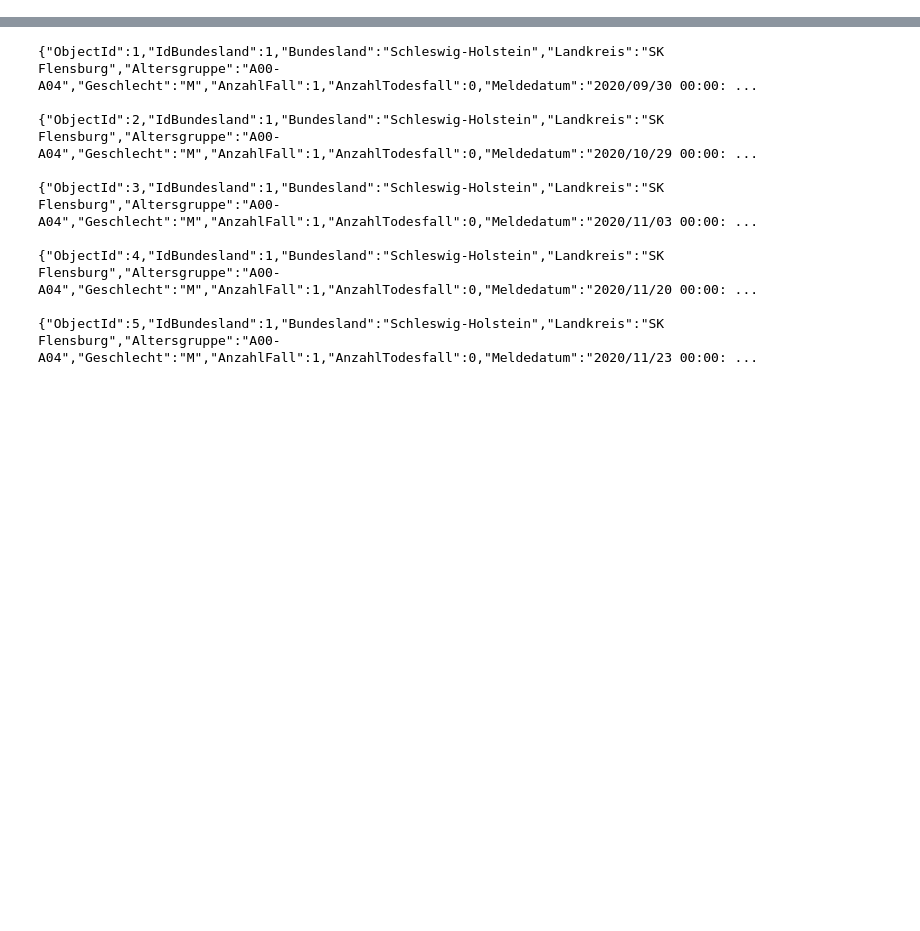
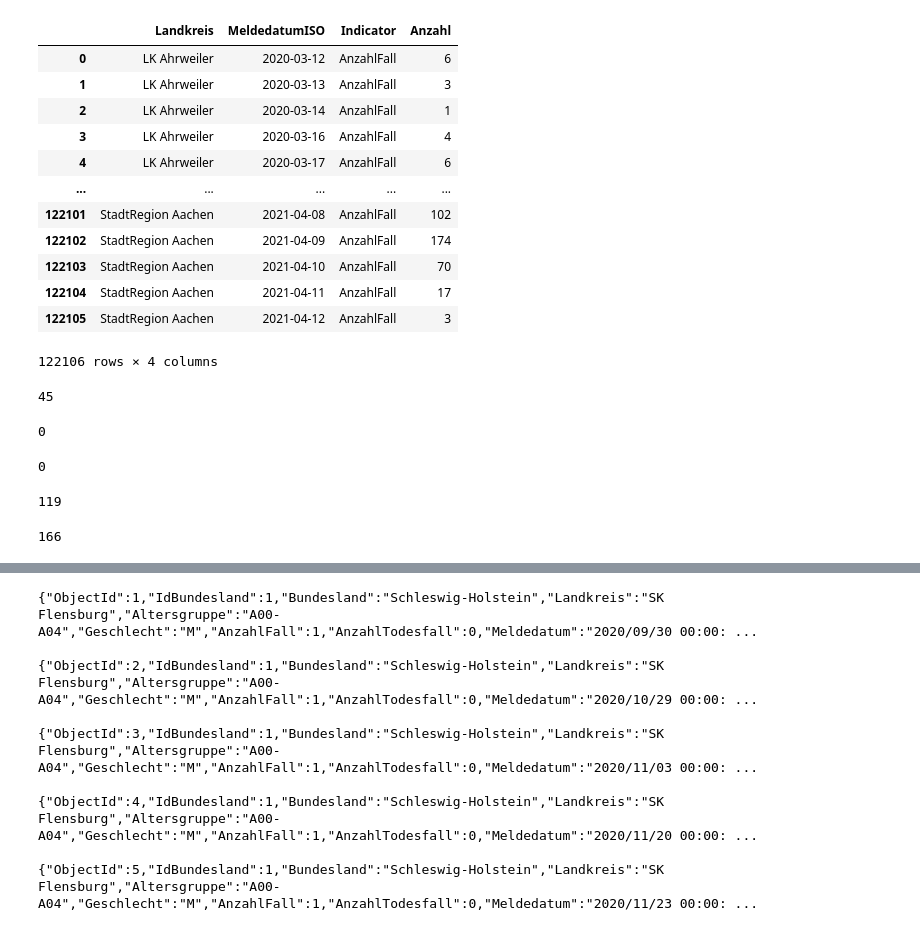
Before and after one commit to gerwolf/webscraping-workshop, a Jupyter notebook: Covid-19/Corona Analysis.ipynb, the cells around one changed output, grey strips where cells are left out. Drawn from its saved outputs; the diff is of its cells as text; code cells hidden in the pictures; blank space fills up the shorter version.

```diff
--- a/Covid-19/Corona Analysis.ipynb
+++ b/Covid-19/Corona Analysis.ipynb
@@ -16,0 +34,4 @@ import json
+# %%
+corona_data['MeldedatumISO'] = pd.to_datetime(corona_data['Meldedatum']).dt.strftime('%Y-%m-%d')
+# %%
+corona_data['Meldedatum'] = pd.to_datetime(corona_data['Meldedatum'])
@@ -16,0 +323,3 @@ import json
+# %%
+grouped_df = corona_data.groupby(['Landkreis', 'MeldedatumISO'])[['AnzahlFall']].agg('sum')
+grouped_df = grouped_df.stack().to_frame().reset_index()
@@ -16,0 +335,39 @@ import json
+# %%
+# grouped_df[(grouped_df['Landkreis'] == 'SK Berlin Reinickendorf') & (grouped_df['MeldedatumISO'] == '2021-04-12')]
+grouped_df.columns = ['Landkreis', 'MeldedatumISO', 'Indicator', 'Anzahl']
+# %%
+grouped_df
+# %% [output]
+|  | Landkreis | MeldedatumISO | Indicator | Anzahl |
+| 0 | LK Ahrweiler | 2020-03-12 | AnzahlFall | 6 |
+| 1 | LK Ahrweiler | 2020-03-13 | AnzahlFall | 3 |
+| 2 | LK Ahrweiler | 2020-03-14 | AnzahlFall | 1 |
+| 3 | LK Ahrweiler | 2020-03-16 | AnzahlFall | 4 |
+| 4 | LK Ahrweiler | 2020-03-17 | AnzahlFall | 6 |
+| ... | ... | ... | ... | ... |
+| 122101 | StadtRegion Aachen | 2021-04-08 | AnzahlFall | 102 |
+| 122102 | StadtRegion Aachen | 2021-04-09 | AnzahlFall | 174 |
+| 122103 | StadtRegion Aachen | 2021-04-10 | AnzahlFall | 70 |
+| 122104 | StadtRegion Aachen | 2021-04-11 | AnzahlFall | 17 |
+| 122105 | StadtRegion Aachen | 2021-04-12 | AnzahlFall | 3 |
+122106 rows × 4 columns
+# %%
+grouped_df[(grouped_df['Landkreis'] == 'SK Berlin Mitte') & (grouped_df['MeldedatumISO'] == '2021-04-12')]['Anzahl'].sum()
+# %% [output]
+45
+# %%
+grouped_df[(grouped_df['Landkreis'] == 'SK Berlin Mitte') & (grouped_df['MeldedatumISO'] == '2021-04-11')]['Anzahl'].sum()
+# %% [output]
+0
+# %%
+grouped_df[(grouped_df['Landkreis'] == 'SK Berlin Mitte') & (grouped_df['MeldedatumISO'] == '2021-04-10')]['Anzahl'].sum()
+# %% [output]
+0
+# %%
+grouped_df[(grouped_df['Landkreis'] == 'SK Berlin Mitte') & (grouped_df['MeldedatumISO'] == '2021-04-09')]['Anzahl'].sum()
+# %% [output]
+119
+# %%
+grouped_df[(grouped_df['Landkreis'] == 'SK Berlin Mitte') & (grouped_df['MeldedatumISO'] == '2021-04-08')]['Anzahl'].sum()
+# %% [output]
+166
```
Also changed, not shown: parts of 65 cells of this notebook, 2 other files.
